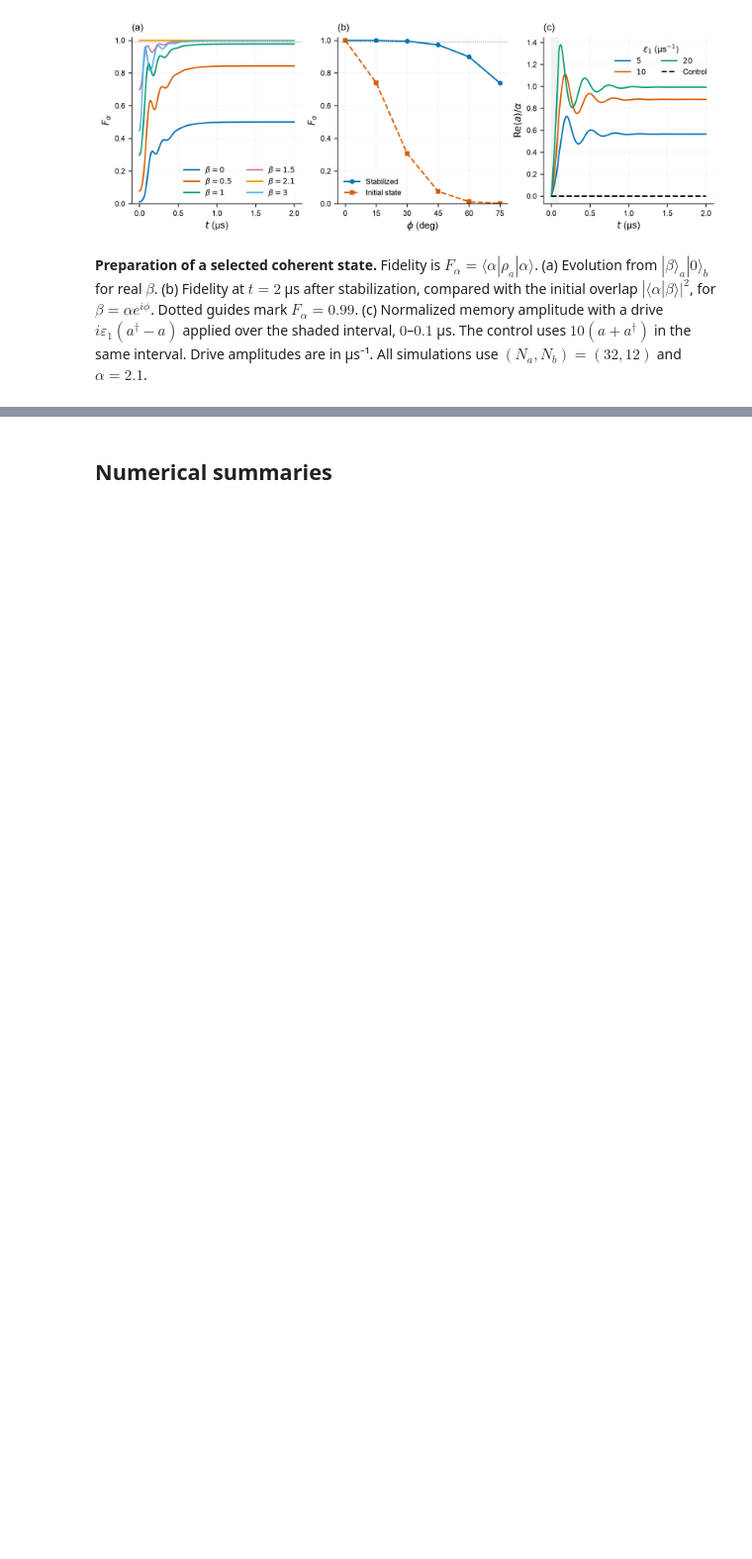
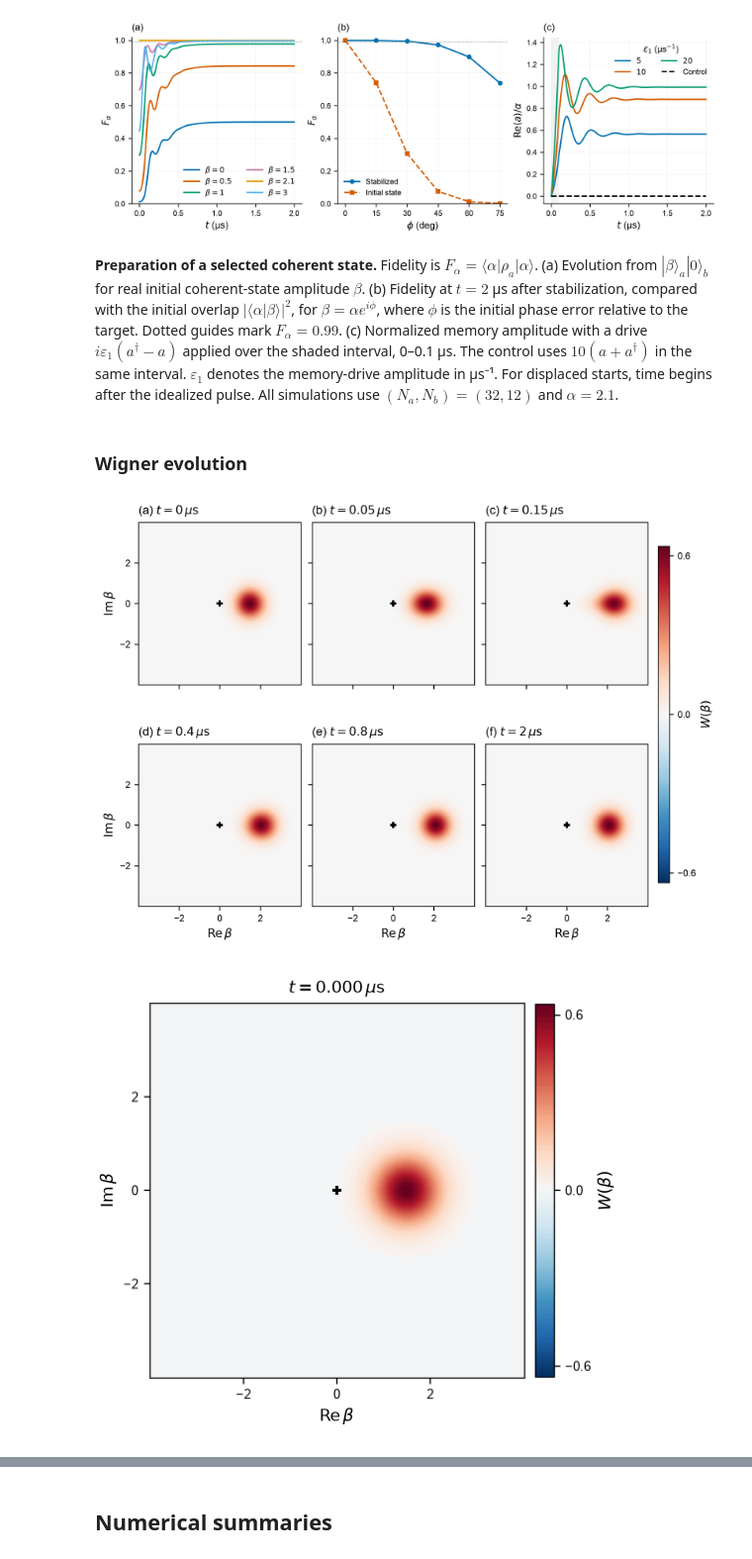
Before and after one commit to pkarakala/duquantum-cat-qubit, a Jupyter notebook: notebooks/05_task_1_3b_logical_prep.ipynb, the cells around one changed output, grey strips where cells are left out. Shown at 99% size. Cells and saved outputs as stored; diff of their text form; code cells hidden in the pictures; blank space fills up the shorter version.

```diff
--- a/notebooks/05_task_1_3b_logical_prep.ipynb
+++ b/notebooks/05_task_1_3b_logical_prep.ipynb
@@ -36,4 +42,12 @@ show('task_1_3b_logical_prep', 1150)
 # %% [output]
 [figure]
 # %% [markdown]
-**Preparation of a selected coherent state.** Fidelity is $F_\alpha=\langle\alpha|\rho_a|\alpha\rangle$. (a) Evolution from $|\beta\rangle_a|0\rangle_b$ for real $\beta$. (b) Fidelity at $t=2$ µs after stabilization, compared with the initial overlap $|\langle\alpha|\beta\rangle|^2$, for $\beta=\alpha e^{i\phi}$. Dotted guides mark $F_\alpha=0.99$. (c) Normalized memory amplitude with a drive $i\varepsilon_1(a^\dagger-a)$ applied over the shaded interval, $0$–$0.1$ µs. The control uses $10(a+a^\dagger)$ in the same interval. Drive amplitudes are in µs⁻¹. All simulations use $(N_a,N_b)=(32,12)$ and $\alpha=2.1$.
+**Preparation of a selected coherent state.** Fidelity is $F_\alpha=\langle\alpha\rvert\rho_a\lvert\alpha\rangle$. (a) Evolution from $|\beta\rangle_a|0\rangle_b$ for real initial coherent-state amplitude $\beta$. (b) Fidelity at $t=2$ µs after stabilization, compared with the initial overlap $\lvert\langle\alpha\vert\beta\rangle\rvert^2$, for $\beta=\alpha e^{i\phi}$, where $\phi$ is the initial phase error relative to the target. Dotted guides mark $F_\alpha=0.99$. (c) Normalized memory amplitude with a drive $i\varepsilon_1(a^\dagger-a)$ applied over the shaded interval, 0–0.1 µs. The control uses $10(a+a^\dagger)$ in the same interval. $\varepsilon_1$ denotes the memory-drive amplitude in µs⁻¹. For displaced starts, time begins after the idealized pulse. All simulations use $(N_a,N_b)=(32,12)$ and $\alpha=2.1$.
+# %% [markdown]
+### Wigner evolution
+# %%
+show('task_1_3b_wigner', 1000)
+display(Image(filename=str(ROOT / 'figures/task_1_3b_wigner.gif'), width=530))
+# %% [output]
+[figure, added]
+[figure, added]
```
Also changed, not shown: parts of 4 cells of this notebook, 25 other files.
